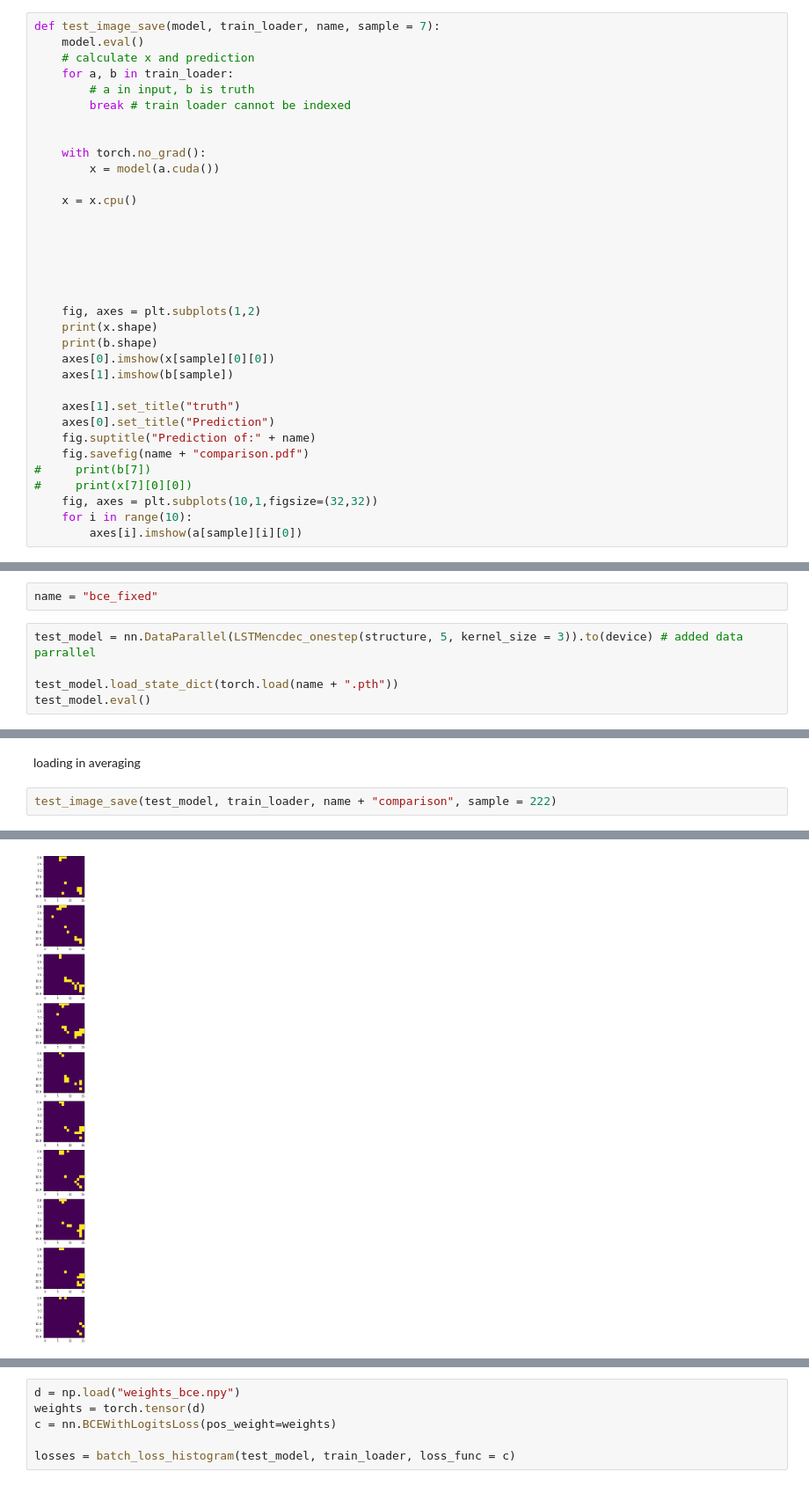
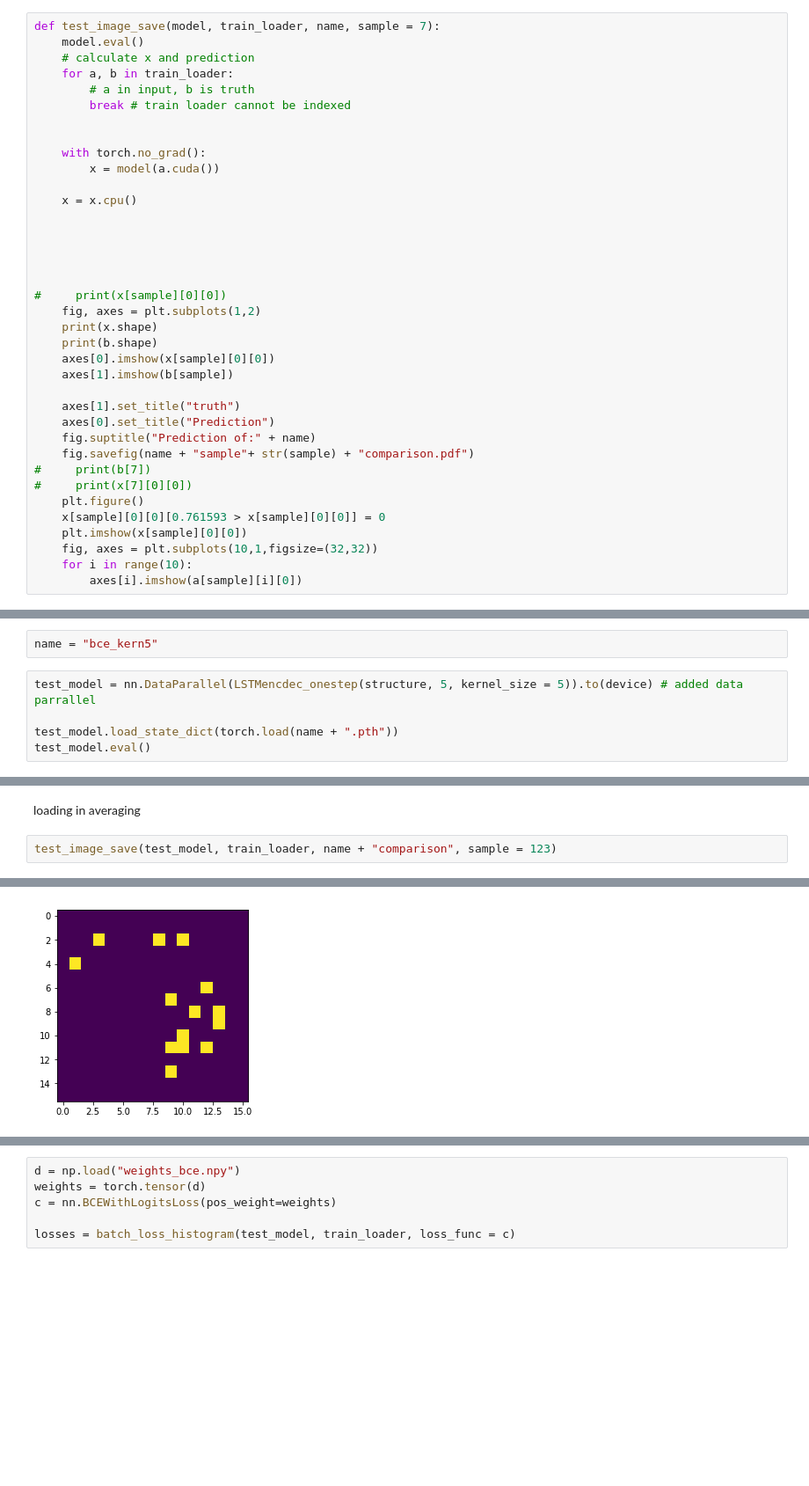
Before and after one commit to Garethlomax/acse-9-independent-research-project-Garethlomax, a Jupyter notebook: Model_testing.ipynb, the cells around one changed output, grey strips where cells are left out. Shown at 88% size. Drawn from its saved outputs; the diff is of its cells as text; blank space fills up the shorter version.

```diff
--- a/Model_testing.ipynb
+++ b/Model_testing.ipynb
@@ -1056,7 +1068,7 @@ def test_image_save(model, train_loader, name, sample = 7):
 
 
 
-
+#     print(x[sample][0][0])
     fig, axes = plt.subplots(1,2)
     print(x.shape)
     print(b.shape)
@@ -1066,9 +1078,12 @@ def test_image_save(model, train_loader, name, sample = 7):
     axes[1].set_title("truth")
     axes[0].set_title("Prediction")
     fig.suptitle("Prediction of:" + name)
-    fig.savefig(name + "comparison.pdf")
+    fig.savefig(name + "sample"+ str(sample) + "comparison.pdf")
 #     print(b[7])
 #     print(x[7][0][0])
+    plt.figure()
+    x[sample][0][0][0.761593 > x[sample][0][0]] = 0
+    plt.imshow(x[sample][0][0])
     fig, axes = plt.subplots(10,1,figsize=(32,32))
     for i in range(10):
         axes[i].imshow(a[sample][i][0])
@@ -1140,9 +1155,9 @@ train, valid = initialise_dataset_HDF5_full('data_min_events_25.hdf5', valid_fra
 # %%
 train_loader = DataLoader(valid, batch_size = 2000, shuffle = False) # implement moving MNIST data input
 # %%
-name = "bce_fixed"
+name = "bce_kern5"
 # %%
-test_model = nn.DataParallel(LSTMencdec_onestep(structure, 5, kernel_size = 3)).to(device) # added data parrallel
+test_model = nn.DataParallel(LSTMencdec_onestep(structure, 5, kernel_size = 5)).to(device) # added data parrallel
 
 test_model.load_state_dict(torch.load(name + ".pth"))
 test_model.eval()
@@ -1177,7 +1192,7 @@ DataParallel(
 # %% [markdown]
 loading in averaging
 # %%
-test_image_save(test_model, train_loader, name + "comparison", sample = 222)
+test_image_save(test_model, train_loader, name + "comparison", sample = 123)
 # %% [output]
 FINISHING ONE PASS
 torch.Size([2000, 1, 5, 16, 16])
@@ -1186 +1201 @@ torch.Size([2000, 16, 16])
-[figure, old version]
+[figure, new version]
```
Also changed, not shown: parts of 8 cells of this notebook.
